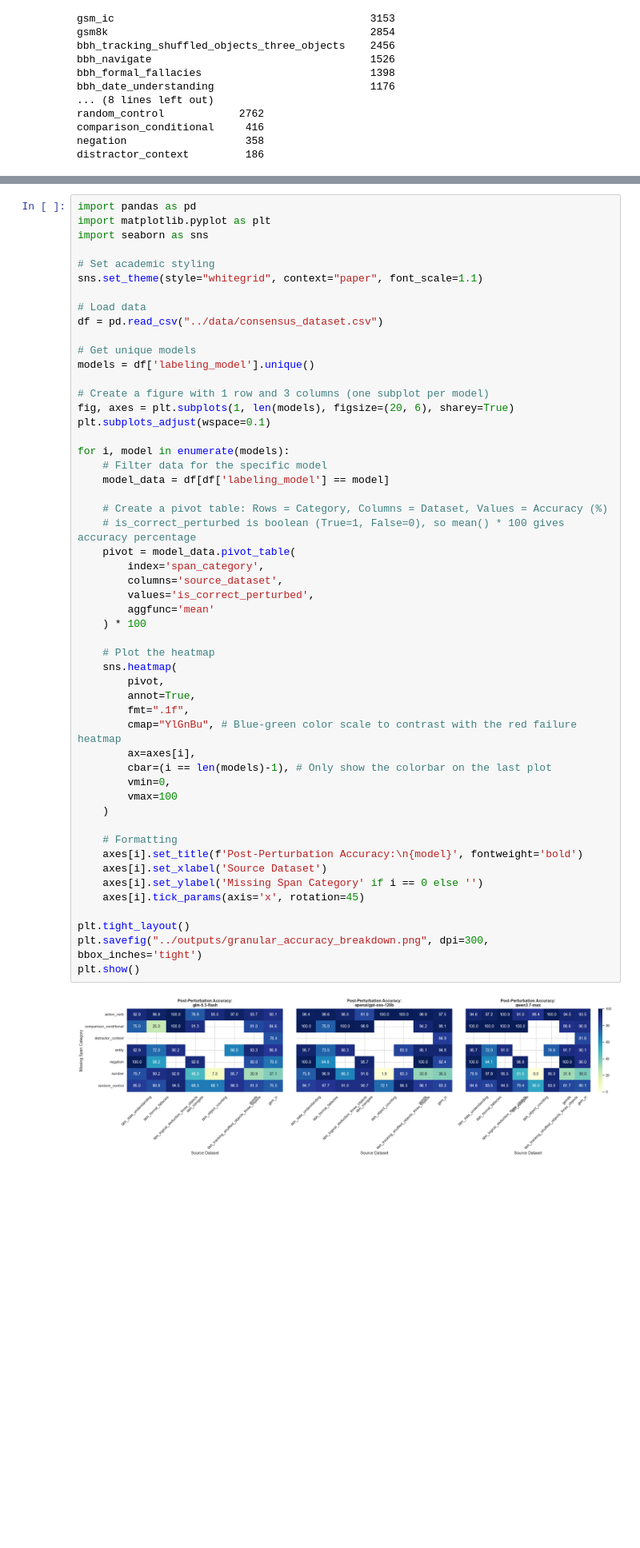
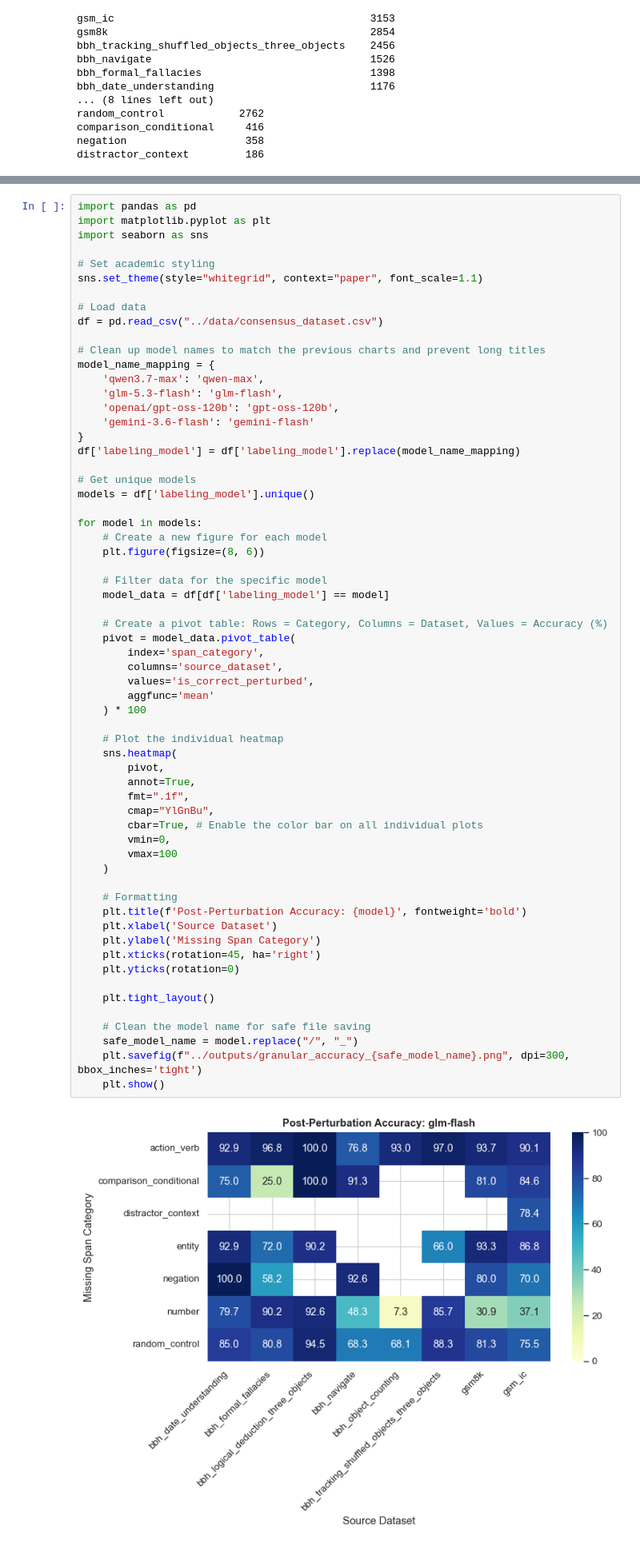
Before and after one commit to dhyeythummar09/ANLP_Project_PromptCompression, a Jupyter notebook: notebooks/01_eda_counterfactuals.ipynb, the cells around one changed output, grey strips where cells are left out. Shown at 80% size. Cells and saved outputs as stored; diff of their text form; blank space fills up the shorter version.

Commit message:
Updated Dataset Analysis

```diff
--- a/notebooks/01_eda_counterfactuals.ipynb
+++ b/notebooks/01_eda_counterfactuals.ipynb
@@ -139,47 +171,57 @@ sns.set_theme(style="whitegrid", context="paper", font_scale=1.1)
 
 # Load data
 df = pd.read_csv("../data/consensus_dataset.csv")
 
+# Clean up model names to match the previous charts and prevent long titles
+model_name_mapping = {
+    'qwen3.7-max': 'qwen-max',
+    'glm-5.3-flash': 'glm-flash',
+    'openai/gpt-oss-120b': 'gpt-oss-120b',
+    'gemini-3.6-flash': 'gemini-flash'
+}
+df['labeling_model'] = df['labeling_model'].replace(model_name_mapping)
+
 # Get unique models
 models = df['labeling_model'].unique()
 
-# Create a figure with 1 row and 3 columns (one subplot per model)
-fig, axes = plt.subplots(1, len(models), figsize=(20, 6), sharey=True)
-plt.subplots_adjust(wspace=0.1)
+for model in models:
+    # Create a new figure for each model
+    plt.figure(figsize=(8, 6))
 
-for i, model in enumerate(models):
     # Filter data for the specific model
     model_data = df[df['labeling_model'] == model]
 
     # Create a pivot table: Rows = Category, Columns = Dataset, Values = Accuracy (%)
-    # is_correct_perturbed is boolean (True=1, False=0), so mean() * 100 gives accuracy percentage
     pivot = model_data.pivot_table(
         index='span_category',
         columns='source_dataset',
         values='is_correct_perturbed',
         aggfunc='mean'
     ) * 100
 
-    # Plot the heatmap
+    # Plot the individual heatmap
     sns.heatmap(
         pivot,
         annot=True,
         fmt=".1f",
-        cmap="YlGnBu", # Blue-green color scale to contrast with the red failure heatmap
-        ax=axes[i],
-        cbar=(i == len(models)-1), # Only show the colorbar on the last plot
+        cmap="YlGnBu",
+        cbar=True, # Enable the color bar on all individual plots
         vmin=0,
         vmax=100
     )
 
     # Formatting
-    axes[i].set_title(f'Post-Perturbation Accuracy:\n{model}', fontweight='bold')
-    axes[i].set_xlabel('Source Dataset')
-    axes[i].set_ylabel('Missing Span Category' if i == 0 else '')
-    axes[i].tick_params(axis='x', rotation=45)
+    plt.title(f'Post-Perturbation Accuracy: {model}', fontweight='bold')
+    plt.xlabel('Source Dataset')
+    plt.ylabel('Missing Span Category')
+    plt.xticks(rotation=45, ha='right')
+    plt.yticks(rotation=0)
 
-plt.tight_layout()
-plt.savefig("../outputs/granular_accuracy_breakdown.png", dpi=300, bbox_inches='tight')
-plt.show()
+    plt.tight_layout()
+
+    # Clean the model name for safe file saving
+    safe_model_name = model.replace("/", "_")
+    plt.savefig(f"../outputs/granular_accuracy_{safe_model_name}.png", dpi=300, bbox_inches='tight')
+    plt.show()
 # %% [output]
-[figure, old version]
+[figure, new version]
```
Also changed, not shown: parts of 5 cells of this notebook.
